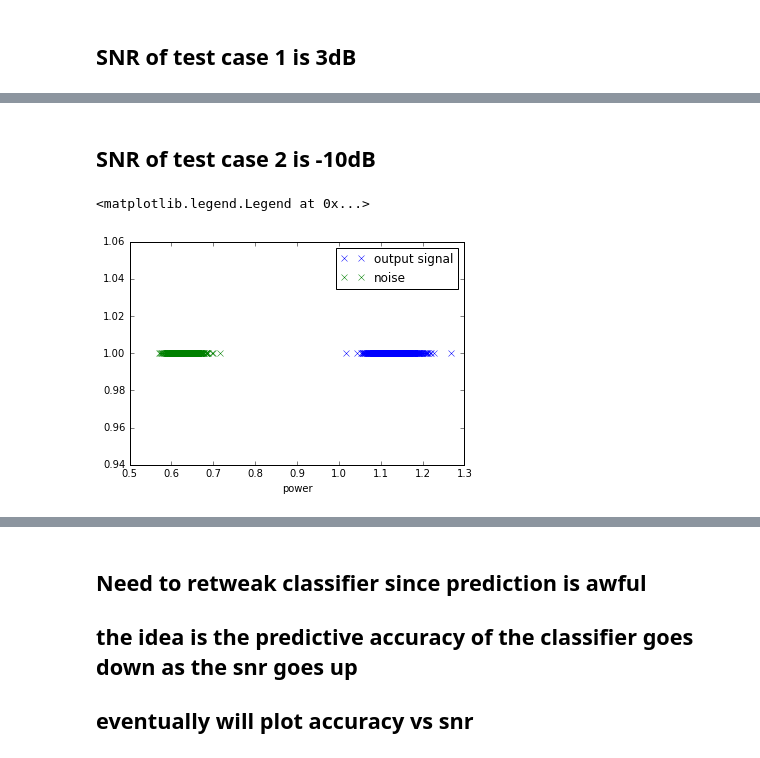
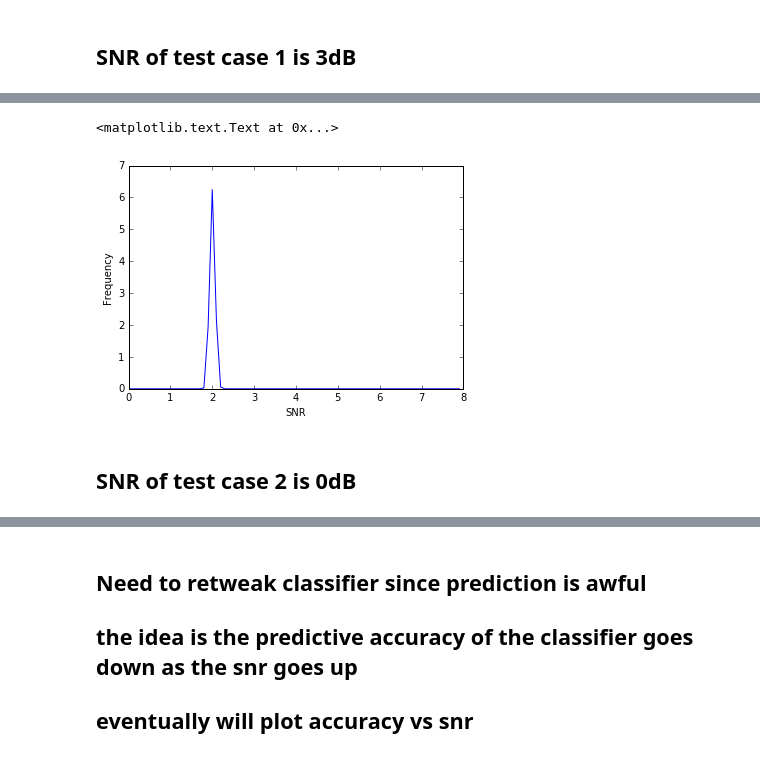
Before and after one commit to rollingcoconut/RadioML, a Jupyter notebook: Detecting_Users_Binary_Classification.ipynb, the cells around one changed output, grey strips where cells are left out. Drawn from its saved outputs; the diff is of its cells as text; code cells hidden in the pictures.

```diff
--- a/Detecting_Users_Binary_Classification.ipynb
+++ b/Detecting_Users_Binary_Classification.ipynb
@@ -223,13 +234,20 @@ plt.legend(['output signal','noise'],  loc="upper right")
+# %%
+# Plot frequncy
+_= np.array([snr_s_3])
+_2 = np.array([snr_n_3])
+
+from scipy import stats
+density = stats.kde.gaussian_kde(_/_2)
+x = np.arange(0., 8, .1)
+plt.plot(x, density(x))
+plt.xlabel("SNR")
+plt.ylabel("Frequency")
+
+#plt.hist((_/_2).T, bins=6)
+
+# Try to understand how KDE normalized freq
+# %% [output]
+<matplotlib.text.Text at 0x...>
+[figure, added]
 # %% [markdown]
-## SNR of test case 2 is -10dB
+## SNR of test case 2 is 0dB
-# %%
-snr_s_10,  snr_n_10 = plt_snr(-1,500)
-
-
-plt.plot(snr_s_10, len(snr_s_10) * [1], "x")
-plt.plot(snr_n_10, len(snr_n_10) * [1], "x")
-plt.xlabel("power")
-plt.legend(['output signal','noise'],  loc="upper right")
-# %% [output]
-<matplotlib.legend.Legend at 0x...>
-[figure, removed]
```
Also changed, not shown: parts of 13 cells of this notebook.
